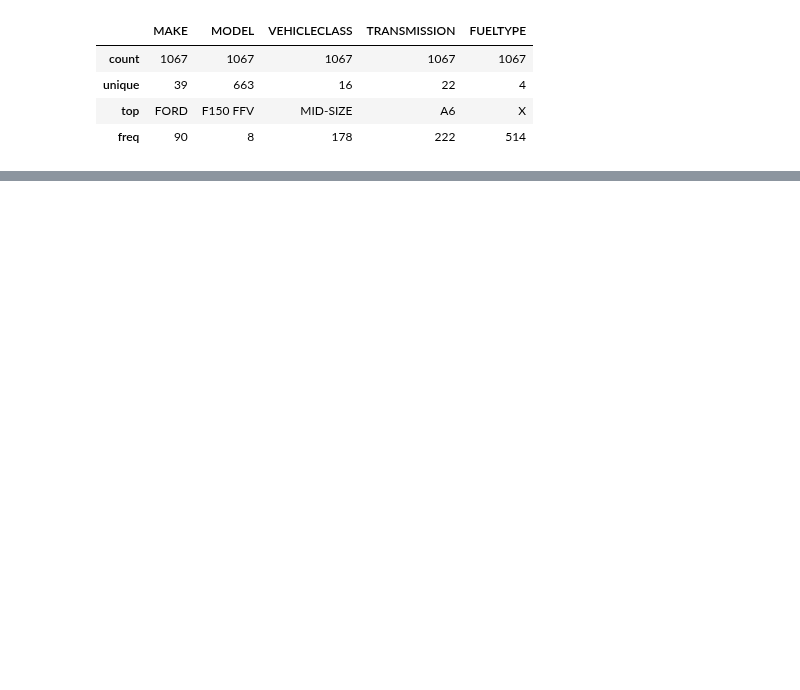
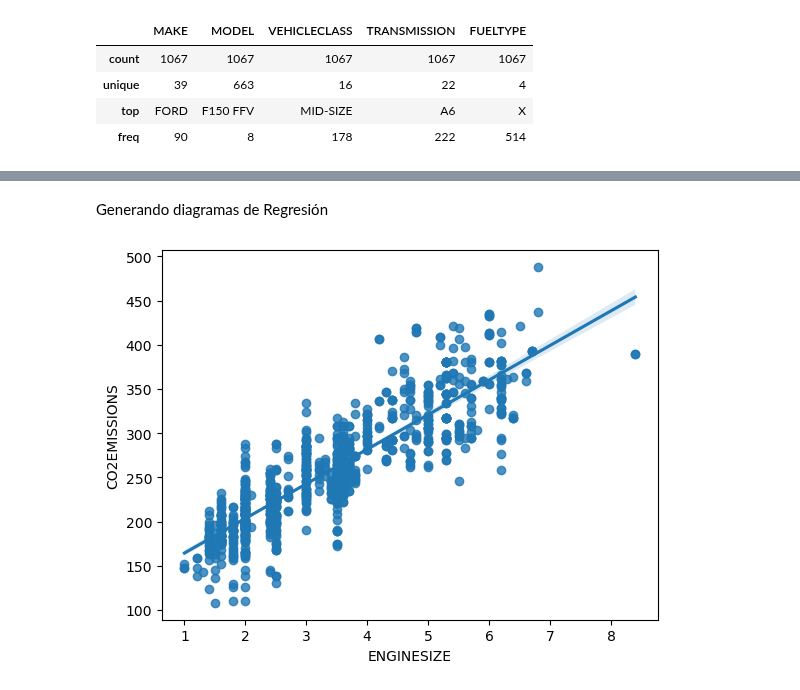
Before and after one commit to jgomezz/cpe_ciencia_datos_python, a Jupyter notebook: mod3_analitica_datos_python/semana_04_evaluacion_modelo.ipynb, the cells around one changed output, grey strips where cells are left out. Drawn from its saved outputs; the diff is of its cells as text; code cells hidden in the pictures; blank space fills up the shorter version.

```diff
--- a/mod3_analitica_datos_python/semana_04_evaluacion_modelo.ipynb
+++ b/mod3_analitica_datos_python/semana_04_evaluacion_modelo.ipynb
@@ -93,3 +93,6 @@ df.describe(include=[object])
 | unique | 39 | 663 | 16 | 22 | 4 |
 | top | FORD | F150 FFV | MID-SIZE | A6 | X |
 | freq | 90 | 8 | 178 | 222 | 514 |
+# %%
+cdf = df[['ENGINESIZE','CYLINDERS','FUELCONSUMPTION_COMB','CO2EMISSIONS']]
+cdf.head()
@@ -95,0 +111,7 @@ df.describe(include=[object])
+# %% [markdown]
+Generando diagramas de Regresión
+# %%
+sns.regplot(x="ENGINESIZE", y="CO2EMISSIONS", data=cdf)
+plt.show()
+# %% [output]
+[figure, added]
```
Also changed, not shown: parts of 4 cells of this notebook.
